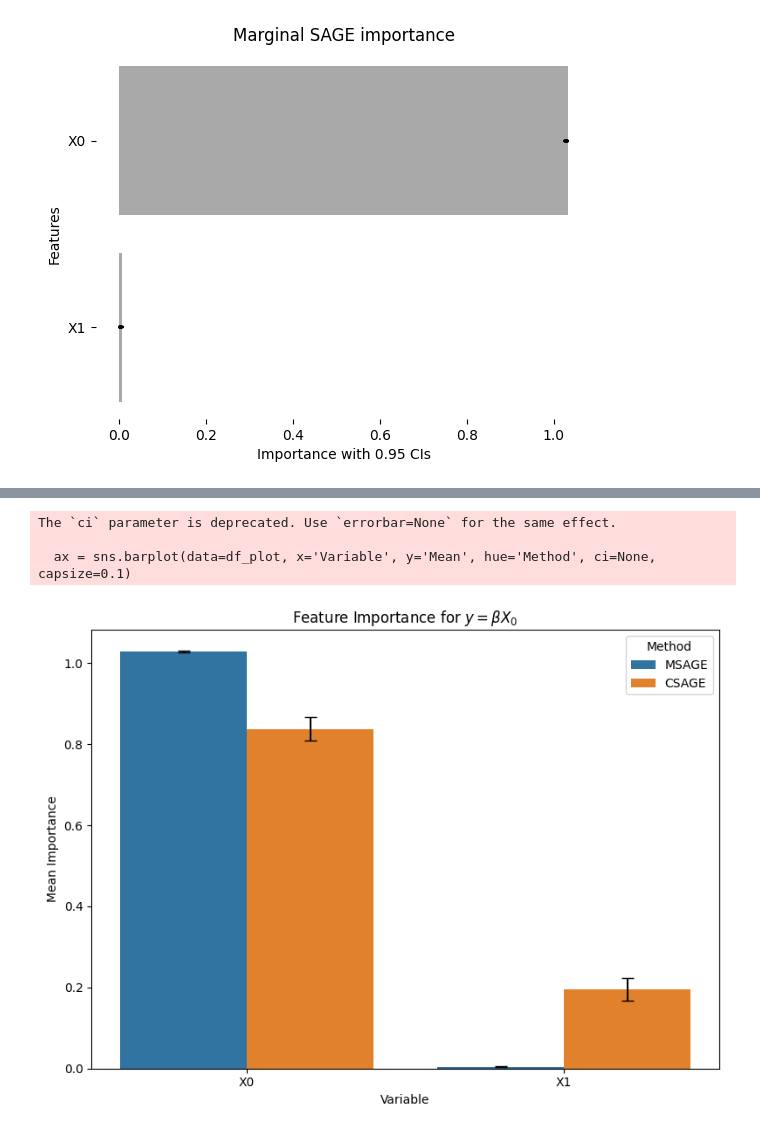
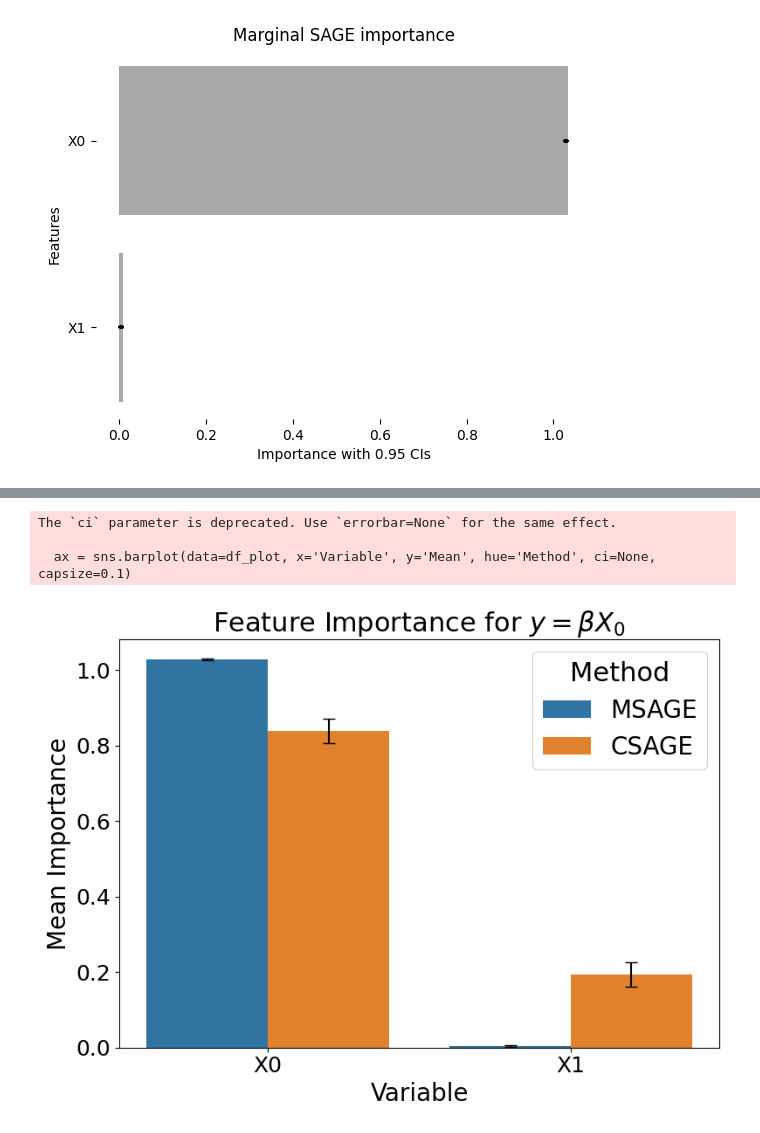
Before and after one commit to AngelReyero/scientific-inference, a Jupyter notebook: src/motivating_example.ipynb, the cells around one changed output, grey strips where cells are left out. Saved outputs shown, nothing was run; the diff lists cells and outputs as text; code cells hidden in the pictures.

Commit message:
conv_rates figures

```diff
--- a/src/motivating_example.ipynb
+++ b/src/motivating_example.ipynb
@@ -129,21 +129,25 @@ df_plot = pd.DataFrame(data)
 # %%
 import seaborn as sns
 
 plt.figure(figsize=(8, 6))
 ax = sns.barplot(data=df_plot, x='Variable', y='Mean', hue='Method', ci=None, capsize=0.1)
 
 # Add error bars manually
 for i, row in df_plot.iterrows():
     x_pos = list(df_plot['Variable'].unique()).index(row['Variable']) + (-0.2 if row['Method'] == 'MSAGE' else 0.2)
     ax.errorbar(x=x_pos, y=row['Mean'], yerr=row['Std'], fmt='none', c='black', capsize=5)
 
-plt.title(r'Feature Importance for $y=\beta X_0$')
-plt.ylabel('Mean Importance')
+plt.title(r'Feature Importance for $y=\beta X_0$', fontsize=22)
+plt.ylabel('Mean Importance', fontsize=20)
+plt.xlabel('Variable', fontsize=20)
+plt.legend(title='Method', fontsize=20, title_fontsize=22)
+plt.xticks(fontsize=18)
+plt.yticks(fontsize=18)
 plt.tight_layout()
 plt.savefig("../results/figures/motivating_example.pdf")
 plt.show()
 # %% [output]
 The `ci` parameter is deprecated. Use `errorbar=None` for the same effect.
 
   ax = sns.barplot(data=df_plot, x='Variable', y='Mean', hue='Method', ci=None, capsize=0.1)
-[figure, old version]
+[figure, new version]
```
Also changed, not shown: parts of 4 cells of this notebook, 17 other files.
